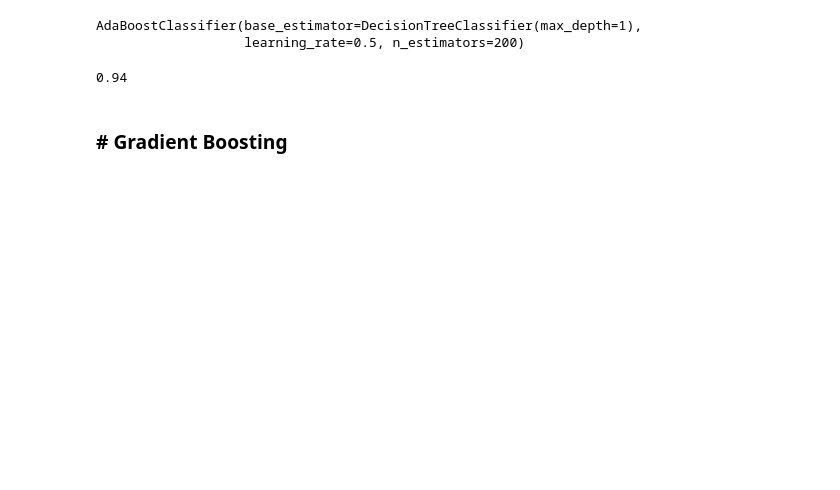
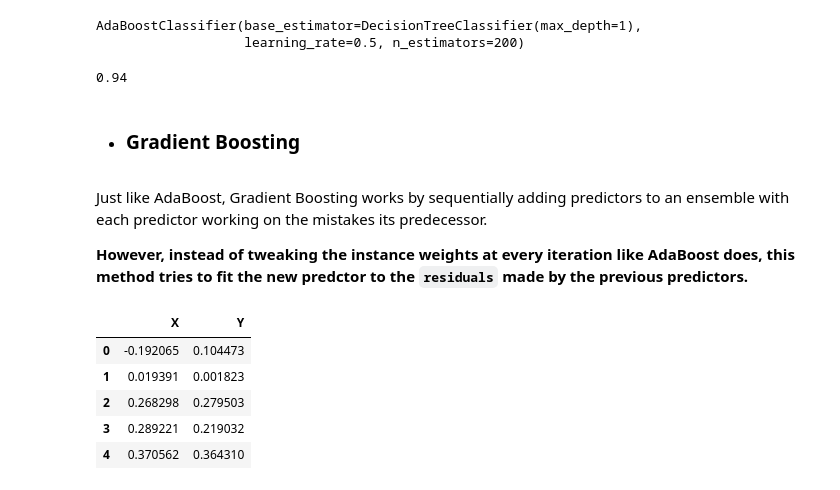
Before and after one commit to suryanshyaknow/machine-learning, a Jupyter notebook: in4__Ensemble Learning, Random Forests/in2__Ensemble Learning, Bagging, Random Forests and Boosting.ipynb, the cells around one changed output. Saved outputs shown, nothing was run; the diff lists cells and outputs as text; code cells hidden in the pictures; blank space fills up the shorter version.

```diff
--- a/in4__Ensemble Learning, Random Forests/in2__Ensemble Learning, Bagging, Random Forests and Boosting.ipynb
+++ b/in4__Ensemble Learning, Random Forests/in2__Ensemble Learning, Bagging, Random Forests and Boosting.ipynb
@@ -233,4 +233,8 @@ accuracy_score(y_test, y_pred)
 # %% [output]
 0.94
 # %% [markdown]
-### # Gradient Boosting
+* ### Gradient Boosting
+# %% [markdown]
+Just like AdaBoost, Gradient Boosting works by sequentially adding predictors to an ensemble with each predictor working on the mistakes its predecessor.
+
+**However, instead of tweaking the instance weights at every iteration like AdaBoost does, this method tries to fit the new predctor to the `residuals` made by the previous predictors.**
@@ -236,0 +245,15 @@ accuracy_score(y_test, y_pred)
+# %%
+np.random.seed(26)
+X = np.random.rand(100, 1) - .5
+Y = 3*X[:, 0]**2 + 0.05 * np.random.randn(100)
+
+df = pd.DataFrame(np.c_[X, Y], columns=["X", "Y"])
+# %%
+df.head()
+# %% [output]
+|  | X | Y |
+| 0 | -0.192065 | 0.104473 |
+| 1 | 0.019391 | 0.001823 |
+| 2 | 0.268298 | 0.279503 |
+| 3 | 0.289221 | 0.219032 |
+| 4 | 0.370562 | 0.364310 |
```
Also changed, not shown: parts of 27 cells of this notebook.
